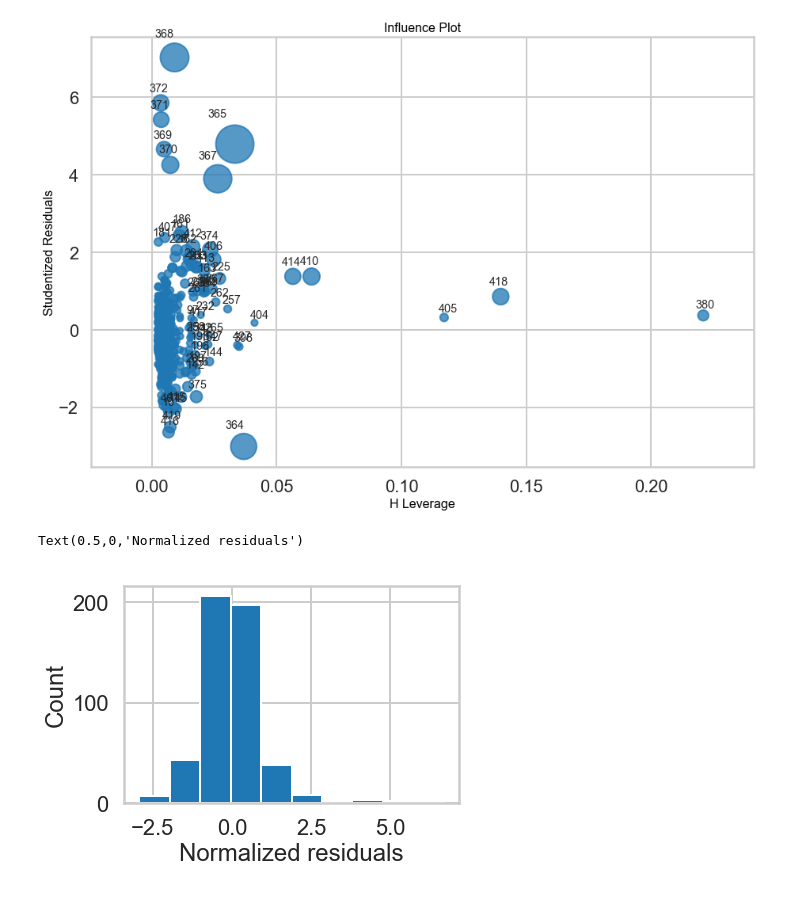
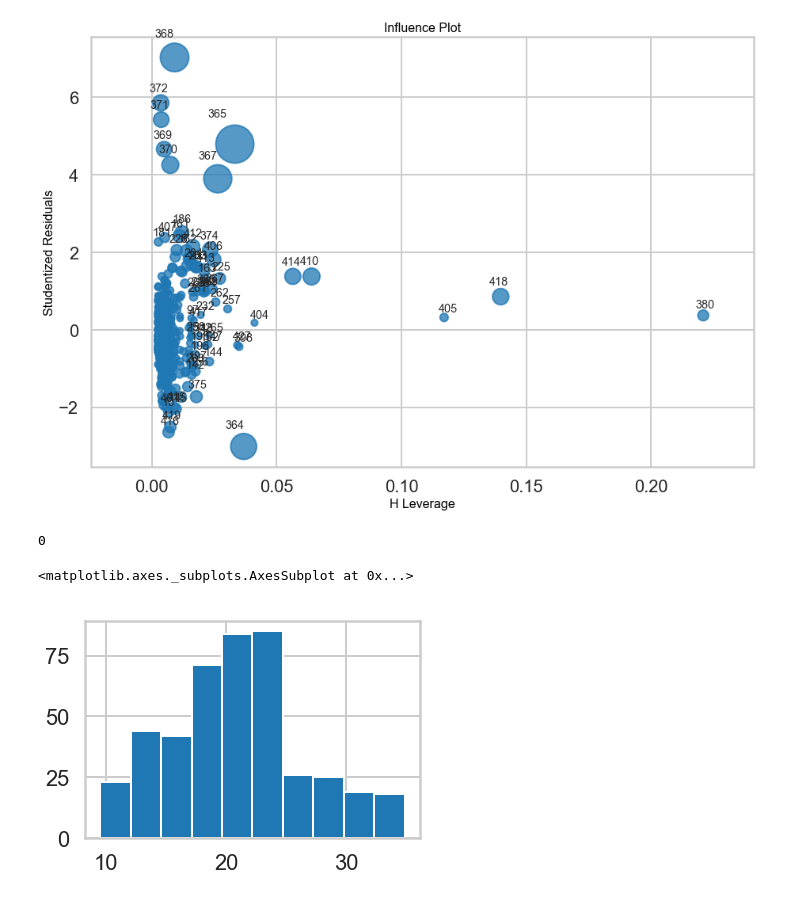
Before and after one commit to cleonard1261/springboard, a Jupyter notebook: linear_regression/Mini_Project_Linear_Regression.ipynb, the cells around one changed output. Cells and saved outputs as stored; diff of their text form; code cells hidden in the pictures.

```diff
--- a/linear_regression/Mini_Project_Linear_Regression.ipynb
+++ b/linear_regression/Mini_Project_Linear_Regression.ipynb
@@ -1084,8 +1081,13 @@ plt.show()
-# %%
-# Your turn.
-plt.hist(model.resid_pearson)
-plt.ylabel('Count')
-plt.xlabel('Normalized residuals')
-# %% [output]
-Text(0.5,0,'Normalized residuals')
-[figure, removed]
+# %%
+mn = bos_df.PRICE.mean()
+sd = bos_df.PRICE.std()
+v = (bos_df.PRICE - mn) / sd
+(np.abs(v )> 3).sum()
+# %% [output]
+0
+# %%
+x = ((bos_df.PRICE > 9) & (bos_df.PRICE <= 35))
+bos_df.loc[x,'PRICE'].hist()
+# %% [output]
+<matplotlib.axes._subplots.AxesSubplot at 0x...>
+[figure, added]
```
Also changed, not shown: parts of 8 cells of this notebook.
